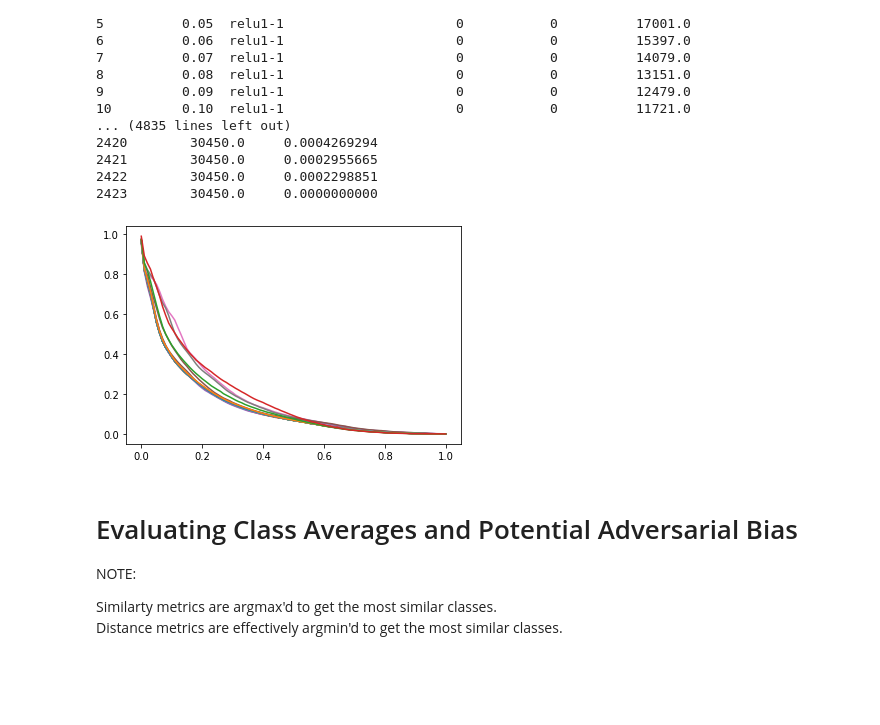
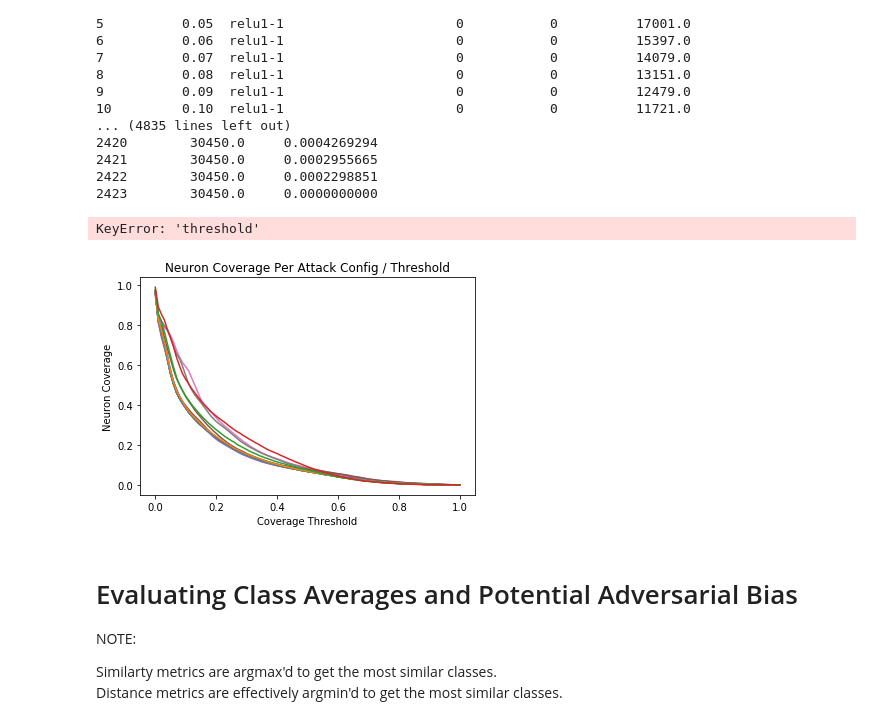
Before and after one commit to fabriceyhc/nc_diversity_attacks, a Jupyter notebook: CW - nc - mnist.ipynb, the cells around one changed output. Cells and saved outputs as stored; diff of their text form; code cells hidden in the pictures; blank space fills up the shorter version.

```diff
--- a/CW - nc - mnist.ipynb
+++ b/CW - nc - mnist.ipynb
@@ -1036,21 +1043,32 @@ df_adv
 # %%
 layers = df_adv['layer'].unique()
 regularization_weights = df_adv['regularization_weight'].unique()
 confidences = df_adv['confidence'].unique()
 
 for l in layers:
     for rw in regularization_weights:
         for c in confidences:
             target_columns = ((df_adv['layer'] == l)
                               & (df_adv['regularization_weight'] == rw)
                               & (df_adv['confidence'] == c))
             X_adv = df_adv['threshold'][target_columns].values.reshape(-1, 1)
             y_adv = df_adv['neuron_coverage'][target_columns].values.reshape(-1, 1)
             plt.plot(X_adv, y_adv)
 
+
+plt.title('Neuron Coverage Per Attack Config / Threshold')
+plt.ylabel('Neuron Coverage')
+plt.xlabel('Coverage Threshold')
+
+# add in the original threshold values for comparison
+X = df['threshold'].values.reshape(-1, 1)
+y = df['neuron_coverage'].values.reshape(-1, 1)
+plt.plot(X, y, "|")
+
 plt.show()
 # %% [output]
+KeyError: 'threshold'
-[figure, old version]
+[figure, new version]
 # %% [markdown]
 # Evaluating Class Averages and Potential Adversarial Bias
 
```
Also changed, not shown: parts of 10 cells of this notebook, 45 other files.
